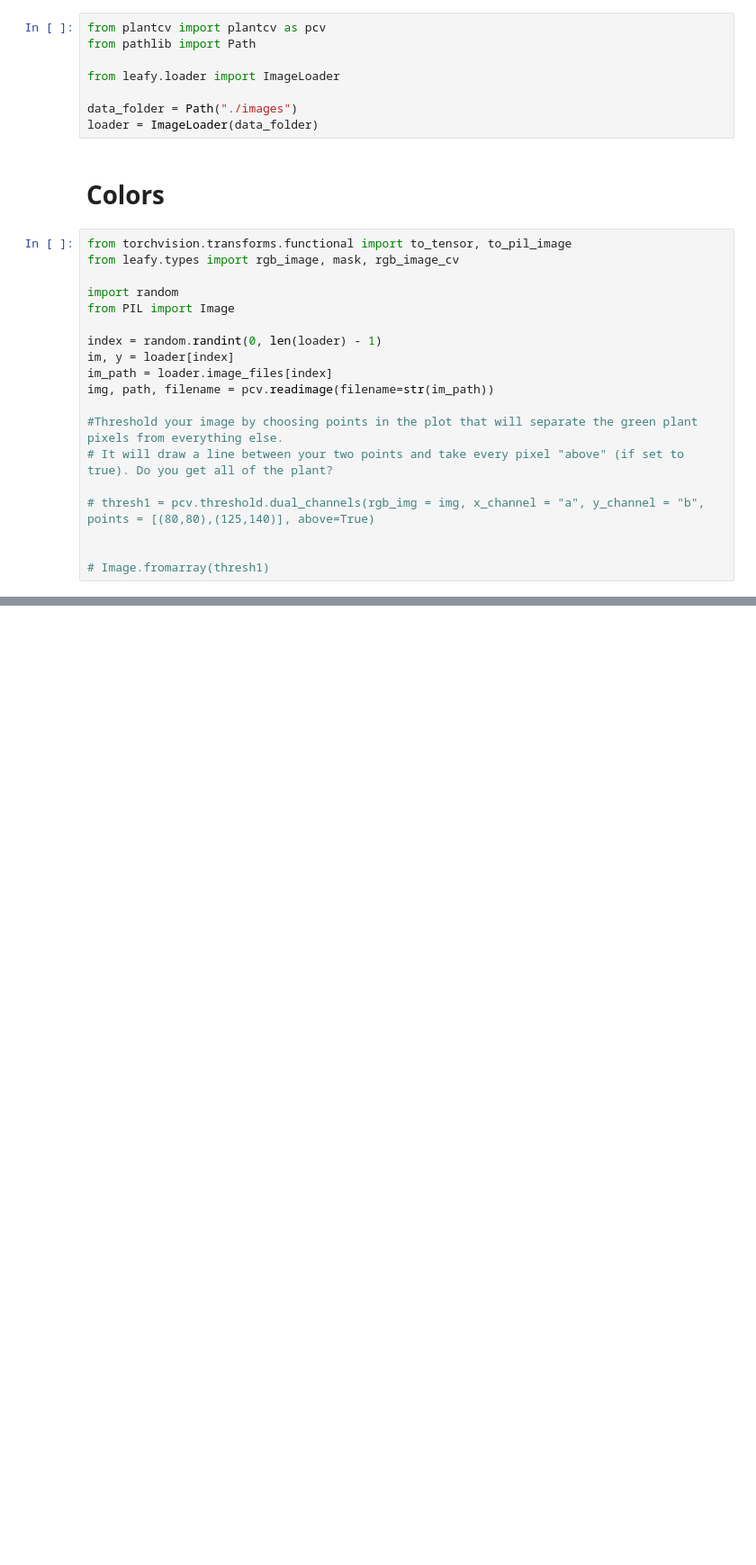
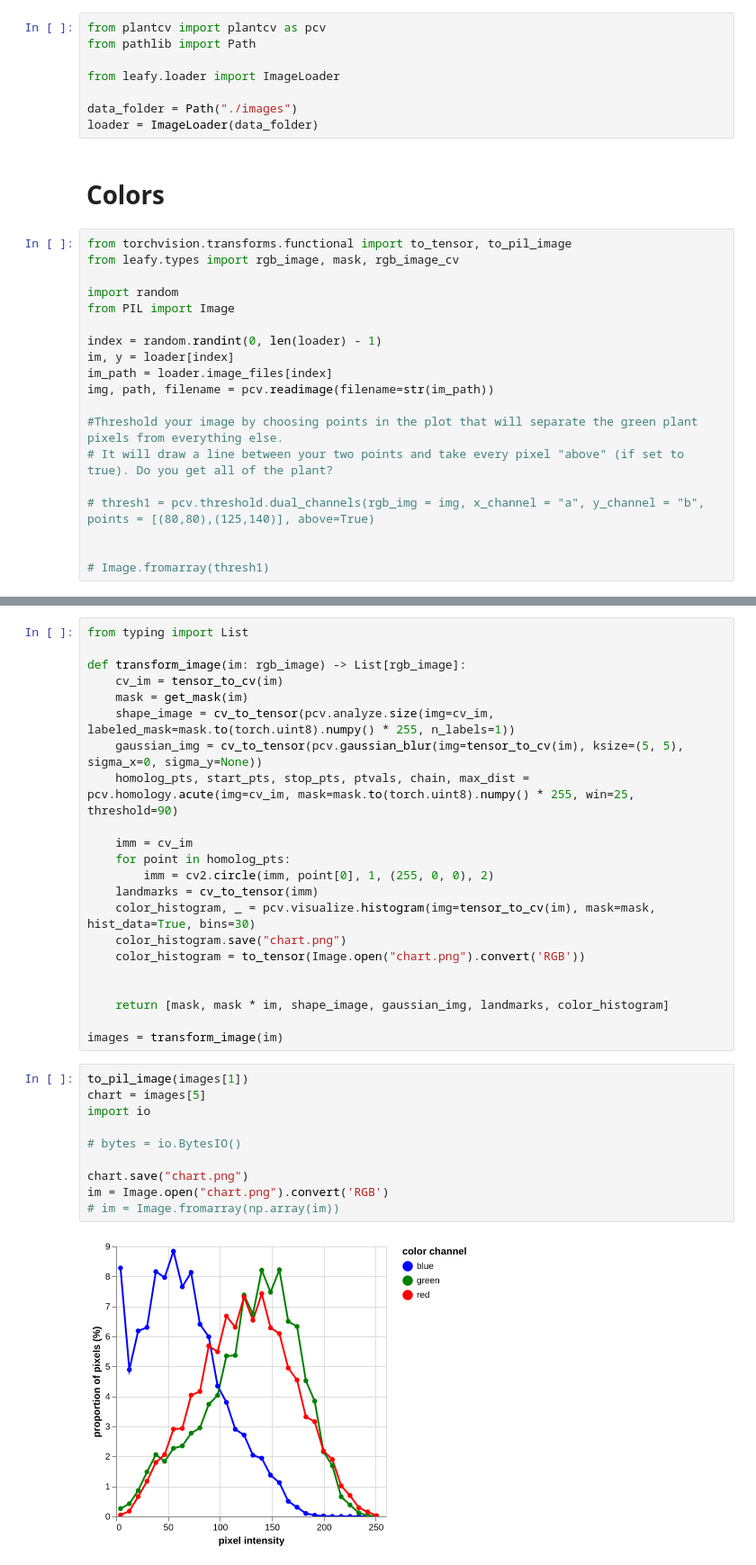
Before and after one commit to JBarmentlo/42-Leafliction, a Jupyter notebook: transformation.ipynb, the cells around one changed output, grey strips where cells are left out. Shown: that part at 90% size. Drawn from its saved outputs; the diff is of its cells as text; blank space fills up the shorter version.

Commit message:
transform

```diff
--- a/transformation.ipynb
+++ b/transformation.ipynb
@@ -79,0 +126,34 @@ Image.fromarray(imm)
+# %%
+from typing import List
+
+def transform_image(im: rgb_image) -> List[rgb_image]:
+    cv_im = tensor_to_cv(im)
+    mask = get_mask(im)
+    shape_image = cv_to_tensor(pcv.analyze.size(img=cv_im, labeled_mask=mask.to(torch.uint8).numpy() * 255, n_labels=1))
+    gaussian_img = cv_to_tensor(pcv.gaussian_blur(img=tensor_to_cv(im), ksize=(5, 5), sigma_x=0, sigma_y=None))
+    homolog_pts, start_pts, stop_pts, ptvals, chain, max_dist = pcv.homology.acute(img=cv_im, mask=mask.to(torch.uint8).numpy() * 255, win=25, threshold=90)
+
+    imm = cv_im
+    for point in homolog_pts:
+        imm = cv2.circle(imm, point[0], 1, (255, 0, 0), 2)
+    landmarks = cv_to_tensor(imm)
+    color_histogram, _ = pcv.visualize.histogram(img=tensor_to_cv(im), mask=mask, hist_data=True, bins=30)
+    color_histogram.save("chart.png")
+    color_histogram = to_tensor(Image.open("chart.png").convert('RGB'))
+
+
+    return [mask, mask * im, shape_image, gaussian_img, landmarks, color_histogram]
+
+images = transform_image(im)
+# %%
+to_pil_image(images[1])
+chart = images[5]
+import io
+
+# bytes = io.BytesIO()
+
+chart.save("chart.png")
+im = Image.open("chart.png").convert('RGB')
+# im = Image.fromarray(np.array(im))
+# %% [output]
+[figure, added]
```
Also changed, not shown: parts of 11 cells of this notebook, 2 other files.
